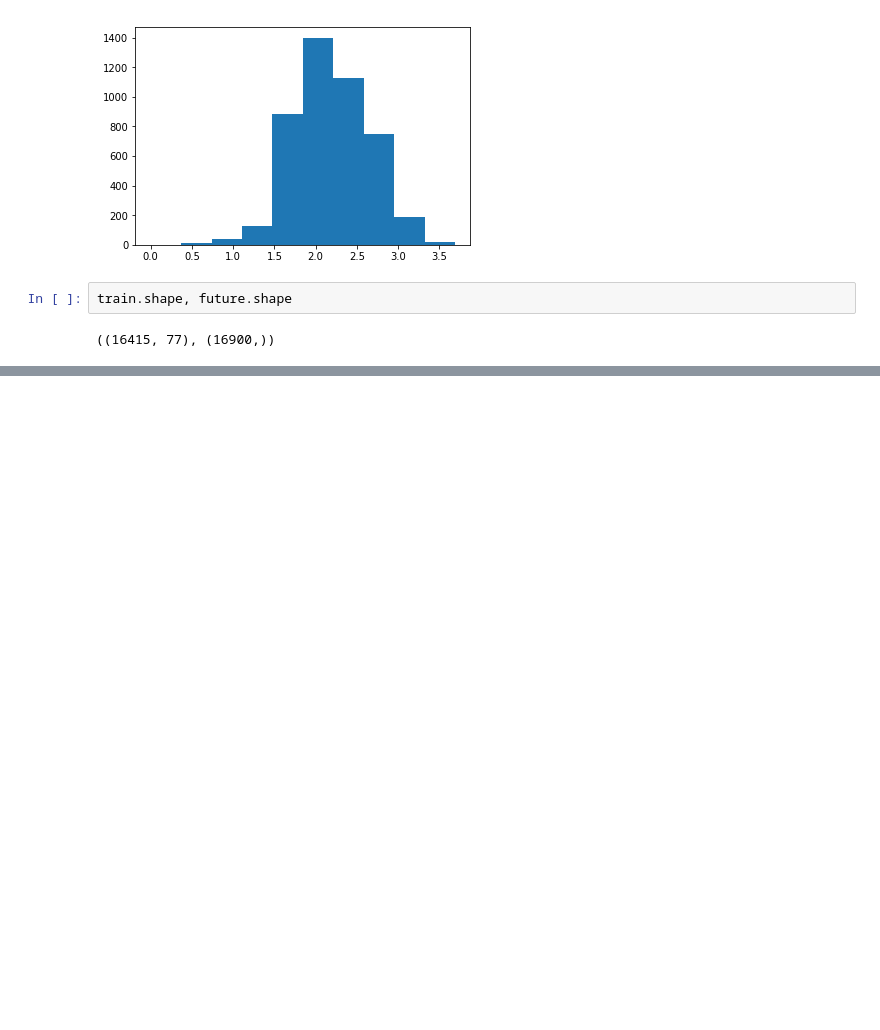
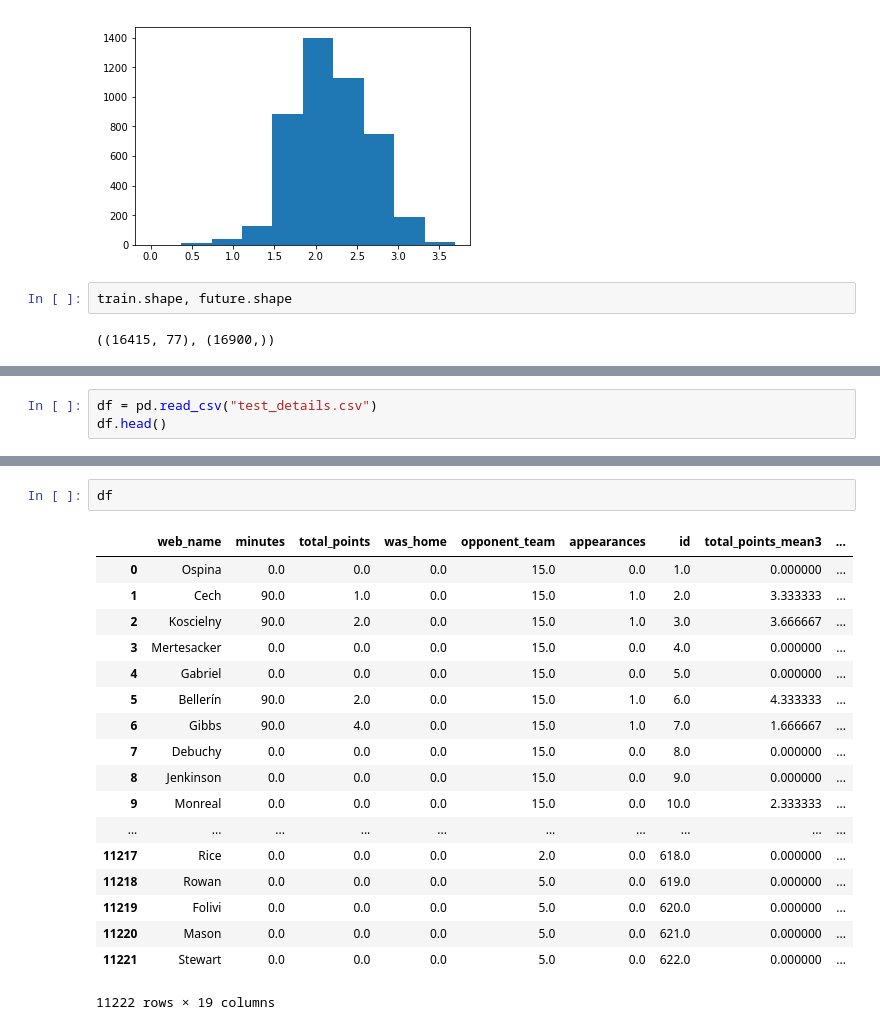
Before and after one commit to joconnor-ml/fantasy-football-app, a Jupyter notebook: airflow/dags/Untitled.ipynb, the cells around one changed output, grey strips where cells are left out. Saved outputs shown, nothing was run; the diff lists cells and outputs as text; blank space fills up the shorter version.

```diff
--- a/airflow/dags/Untitled.ipynb
+++ b/airflow/dags/Untitled.ipynb
@@ -42,0 +92,3 @@ train.shape, future.shape
+# %%
+df = pd.read_csv("test_details.csv")
+df.head()
@@ -42,0 +102,21 @@ train.shape, future.shape
+# %%
+df
+# %% [output]
+|  | web_name | minutes | total_points | was_home | opponent_team | appearances | id | total_points_mean3 | ... |
+| 0 | Ospina | 0.0 | 0.0 | 0.0 | 15.0 | 0.0 | 1.0 | 0.000000 | ... |
+| 1 | Cech | 90.0 | 1.0 | 0.0 | 15.0 | 1.0 | 2.0 | 3.333333 | ... |
+| 2 | Koscielny | 90.0 | 2.0 | 0.0 | 15.0 | 1.0 | 3.0 | 3.666667 | ... |
+| 3 | Mertesacker | 0.0 | 0.0 | 0.0 | 15.0 | 0.0 | 4.0 | 0.000000 | ... |
+| 4 | Gabriel | 0.0 | 0.0 | 0.0 | 15.0 | 0.0 | 5.0 | 0.000000 | ... |
+| 5 | Bellerín | 90.0 | 2.0 | 0.0 | 15.0 | 1.0 | 6.0 | 4.333333 | ... |
+| 6 | Gibbs | 90.0 | 4.0 | 0.0 | 15.0 | 1.0 | 7.0 | 1.666667 | ... |
+| 7 | Debuchy | 0.0 | 0.0 | 0.0 | 15.0 | 0.0 | 8.0 | 0.000000 | ... |
+| 8 | Jenkinson | 0.0 | 0.0 | 0.0 | 15.0 | 0.0 | 9.0 | 0.000000 | ... |
+| 9 | Monreal | 0.0 | 0.0 | 0.0 | 15.0 | 0.0 | 10.0 | 2.333333 | ... |
+| ... | ... | ... | ... | ... | ... | ... | ... | ... | ... |
+| 11217 | Rice | 0.0 | 0.0 | 0.0 | 2.0 | 0.0 | 618.0 | 0.000000 | ... |
+| 11218 | Rowan | 0.0 | 0.0 | 0.0 | 5.0 | 0.0 | 619.0 | 0.000000 | ... |
+| 11219 | Folivi | 0.0 | 0.0 | 0.0 | 5.0 | 0.0 | 620.0 | 0.000000 | ... |
+| 11220 | Mason | 0.0 | 0.0 | 0.0 | 5.0 | 0.0 | 621.0 | 0.000000 | ... |
+| 11221 | Stewart | 0.0 | 0.0 | 0.0 | 5.0 | 0.0 | 622.0 | 0.000000 | ... |
+11222 rows × 19 columns
```
Also changed, not shown: parts of 3 cells of this notebook, 7 other files.
